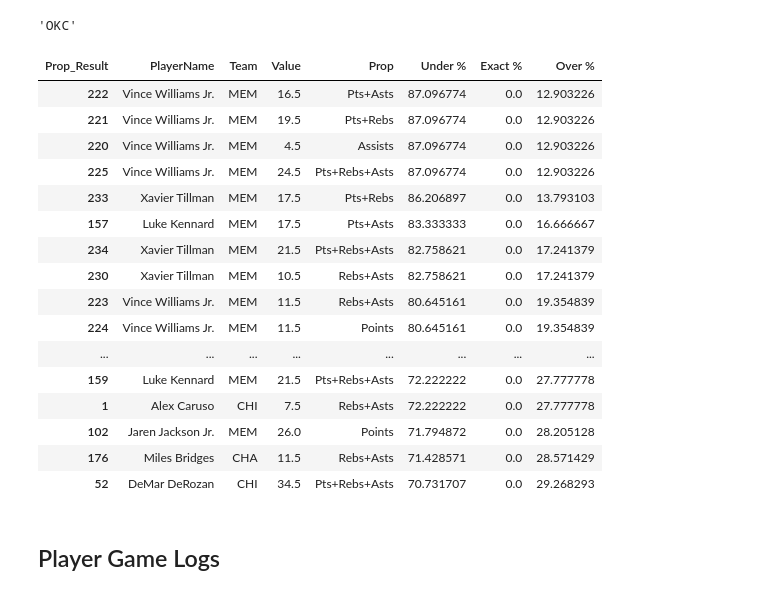
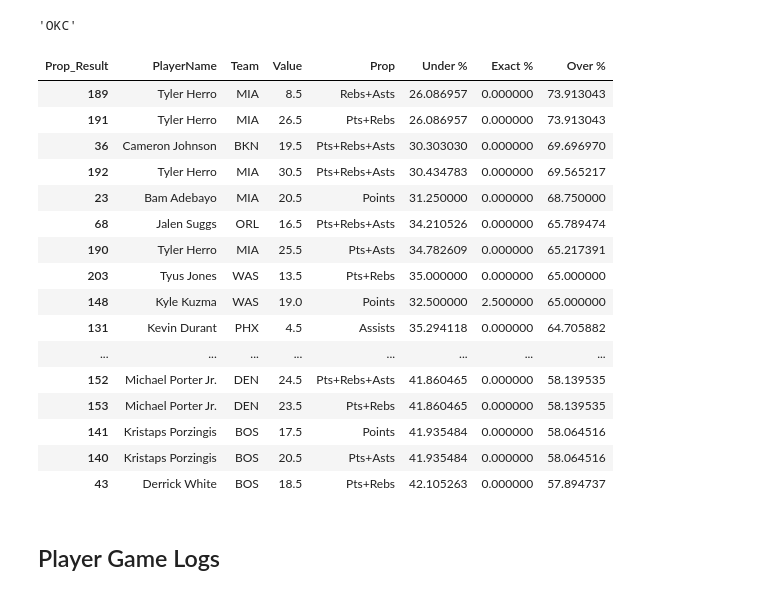
Before and after one commit to DhirenShivdasani/NBA-player-prop-analysis, a Jupyter notebook: Untitled.ipynb, the cells around one changed output. Saved outputs shown, nothing was run; the diff lists cells and outputs as text; code cells hidden in the pictures.

```diff
--- a/Untitled.ipynb
+++ b/Untitled.ipynb
@@ -470,25 +470,25 @@ grouped_stats = grouped_stats.rename(columns={-1: 'Under %', 0: 'Exact %', 1: 'O
 # Reset the index to turn the group by columns into regular columns
 grouped_stats = grouped_stats.reset_index()
 # %%
-grouped_stats.sort_values(by='Under %', ascending=False).head(35)
+grouped_stats.sort_values(by='Over %', ascending=False).head(35)
 # %% [output]
 | Prop_Result | PlayerName | Team | Value | Prop | Under % | Exact % | Over % |
-| 222 | Vince Williams Jr. | MEM | 16.5 | Pts+Asts | 87.096774 | 0.0 | 12.903226 |
-| 221 | Vince Williams Jr. | MEM | 19.5 | Pts+Rebs | 87.096774 | 0.0 | 12.903226 |
-| 220 | Vince Williams Jr. | MEM | 4.5 | Assists | 87.096774 | 0.0 | 12.903226 |
-| 225 | Vince Williams Jr. | MEM | 24.5 | Pts+Rebs+Asts | 87.096774 | 0.0 | 12.903226 |
-| 233 | Xavier Tillman | MEM | 17.5 | Pts+Rebs | 86.206897 | 0.0 | 13.793103 |
-| 157 | Luke Kennard | MEM | 17.5 | Pts+Asts | 83.333333 | 0.0 | 16.666667 |
-| 234 | Xavier Tillman | MEM | 21.5 | Pts+Rebs+Asts | 82.758621 | 0.0 | 17.241379 |
-| 230 | Xavier Tillman | MEM | 10.5 | Rebs+Asts | 82.758621 | 0.0 | 17.241379 |
-| 223 | Vince Williams Jr. | MEM | 11.5 | Rebs+Asts | 80.645161 | 0.0 | 19.354839 |
-| 224 | Vince Williams Jr. | MEM | 11.5 | Points | 80.645161 | 0.0 | 19.354839 |
+| 189 | Tyler Herro | MIA | 8.5 | Rebs+Asts | 26.086957 | 0.000000 | 73.913043 |
+| 191 | Tyler Herro | MIA | 26.5 | Pts+Rebs | 26.086957 | 0.000000 | 73.913043 |
+| 36 | Cameron Johnson | BKN | 19.5 | Pts+Rebs+Asts | 30.303030 | 0.000000 | 69.696970 |
+| 192 | Tyler Herro | MIA | 30.5 | Pts+Rebs+Asts | 30.434783 | 0.000000 | 69.565217 |
+| 23 | Bam Adebayo | MIA | 20.5 | Points | 31.250000 | 0.000000 | 68.750000 |
+| 68 | Jalen Suggs | ORL | 16.5 | Pts+Rebs+Asts | 34.210526 | 0.000000 | 65.789474 |
+| 190 | Tyler Herro | MIA | 25.5 | Pts+Asts | 34.782609 | 0.000000 | 65.217391 |
+| 203 | Tyus Jones | WAS | 13.5 | Pts+Rebs | 35.000000 | 0.000000 | 65.000000 |
+| 148 | Kyle Kuzma | WAS | 19.0 | Points | 32.500000 | 2.500000 | 65.000000 |
+| 131 | Kevin Durant | PHX | 4.5 | Assists | 35.294118 | 0.000000 | 64.705882 |
 | ... | ... | ... | ... | ... | ... | ... | ... |
-| 159 | Luke Kennard | MEM | 21.5 | Pts+Rebs+Asts | 72.222222 | 0.0 | 27.777778 |
-| 1 | Alex Caruso | CHI | 7.5 | Rebs+Asts | 72.222222 | 0.0 | 27.777778 |
-| 102 | Jaren Jackson Jr. | MEM | 26.0 | Points | 71.794872 | 0.0 | 28.205128 |
-| 176 | Miles Bridges | CHA | 11.5 | Rebs+Asts | 71.428571 | 0.0 | 28.571429 |
-| 52 | DeMar DeRozan | CHI | 34.5 | Pts+Rebs+Asts | 70.731707 | 0.0 | 29.268293 |
+| 152 | Michael Porter Jr. | DEN | 24.5 | Pts+Rebs+Asts | 41.860465 | 0.000000 | 58.139535 |
+| 153 | Michael Porter Jr. | DEN | 23.5 | Pts+Rebs | 41.860465 | 0.000000 | 58.139535 |
+| 141 | Kristaps Porzingis | BOS | 17.5 | Points | 41.935484 | 0.000000 | 58.064516 |
+| 140 | Kristaps Porzingis | BOS | 20.5 | Pts+Asts | 41.935484 | 0.000000 | 58.064516 |
+| 43 | Derrick White | BOS | 18.5 | Pts+Rebs | 42.105263 | 0.000000 | 57.894737 |
 # %% [markdown]
 ## Player Game Logs
 # %%
```
Also changed, not shown: parts of 6 cells of this notebook, 5 other files.
